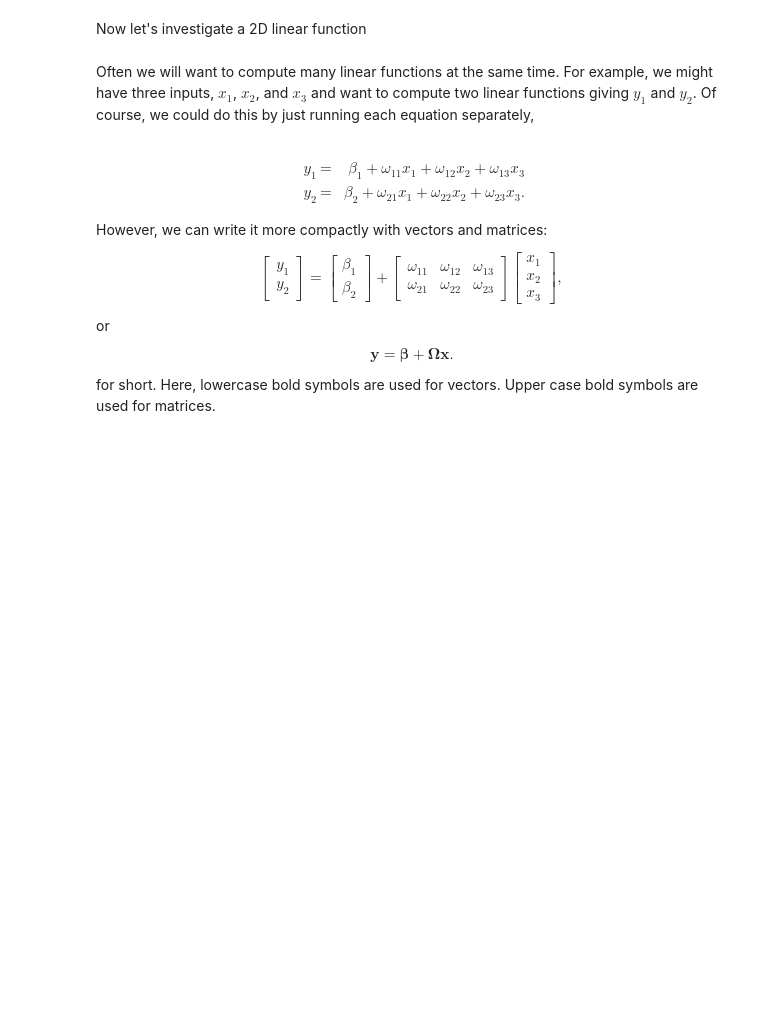
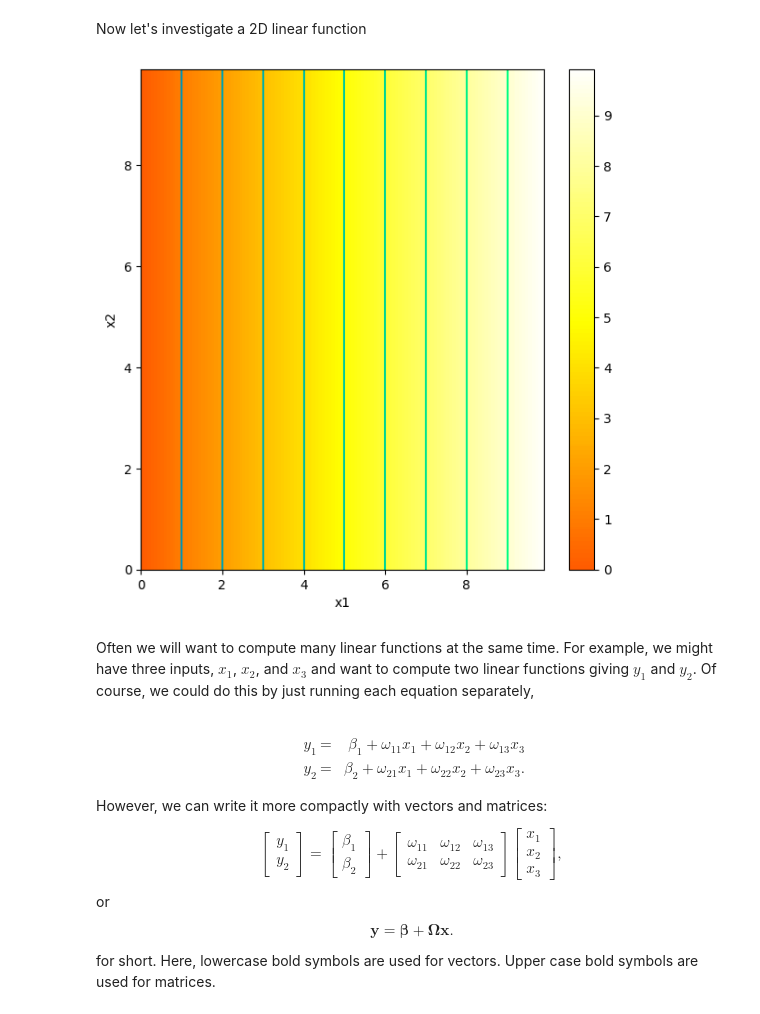
Before and after one commit to Biggie-Chris/Understanding-Deeplearning, a Jupyter notebook: Notebooks/Chap01/1_1_BackgroundMathematics.ipynb, the cells around one changed output. Cells and saved outputs as stored; diff of their text form; code cells hidden in the pictures; blank space fills up the shorter version.

```diff
--- a/Notebooks/Chap01/1_1_BackgroundMathematics.ipynb
+++ b/Notebooks/Chap01/1_1_BackgroundMathematics.ipynb
@@ -67,39 +69,41 @@ def draw_2D_function(x1_mesh, x2_mesh, y):
 # Define a linear function with two inputs, x1 and x2
 def linear_function_2D(x1,x2,beta,omega1,omega2):
   # TODO -- replace the code line below with formula for 2D linear equation
-  y = x1
+  y = beta + x1 * omega1 + x2 * omega2
 
   return y
 # %%
 # Plot the 2D function
 
 # Make 2D array of x and y points
 x1 = np.arange(0.0, 10.0, 0.1)
 x2 = np.arange(0.0, 10.0, 0.1)
 x1,x2 = np.meshgrid(x1,x2)  # https://www.geeksforgeeks.org/numpy-meshgrid-function/
 
 # Compute the 2D function for given values of omega1, omega2
-beta = 0.0; omega1 = 1.0; omega2 = -0.5
+beta = 0.0; omega1 = 1.0; omega2 = -0.0
 y  = linear_function_2D(x1,x2,beta, omega1, omega2)
 
 # Draw the function.
 # Color represents y value (brighter = higher value)
 # Black = -10 or less, White = +10 or more
 # 0 = mid orange
 # Lines are contours where value is equal
 draw_2D_function(x1,x2,y)
 
 # TODO
 # Predict what this plot will look like if you set omega_1 to zero
 # Change the code and see if you are right.
 
 # TODO
 # Predict what this plot will look like if you set omega_2 to zero
 # Change the code and see if you are right.
 
 # TODO
 # Predict what this plot will look like if you set beta to -5
 # Change the code and see if you are correct
+# %% [output]
+[figure, added]
 # %% [markdown]
 Often we will want to compute many linear functions at the same time.  For example, we might have three inputs, $x_1$, $x_2$, and $x_3$ and want to compute two linear functions giving $y_1$ and $y_2$. Of course, we could do this by just running each equation separately,<br><br>
 
```
Also changed, not shown: parts of 1 cell of this notebook.
